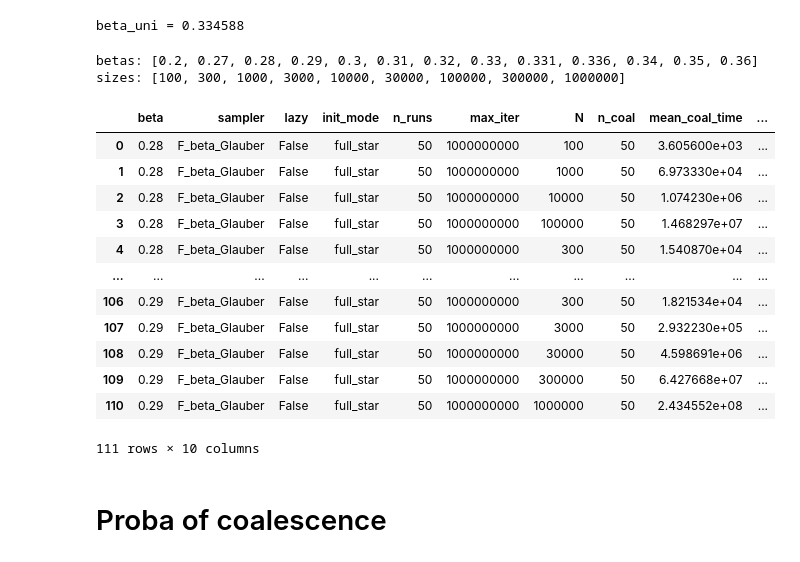
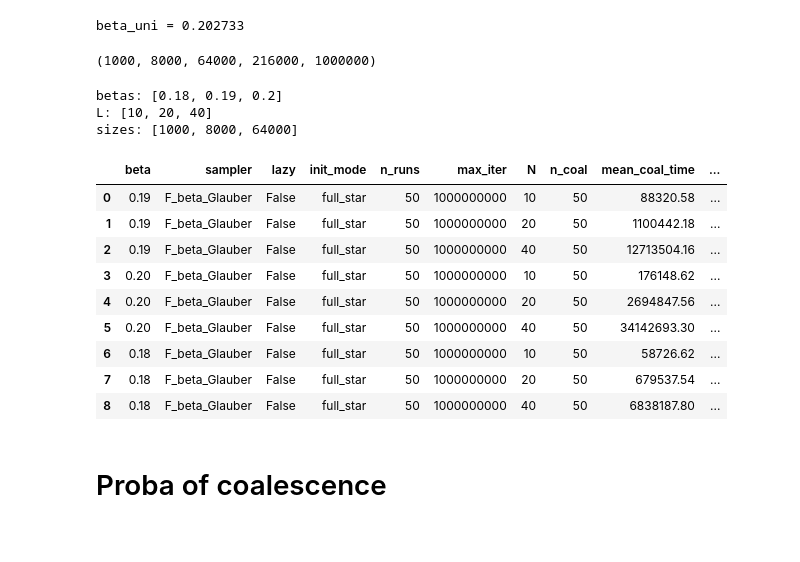
Before and after one commit to LouiseBudzynski/Bounding_Chain_Disordered_Ising_Models, a Jupyter notebook: notebooks/read_coal_time.ipynb, the cells around one changed output. Drawn from its saved outputs; the diff is of its cells as text; code cells hidden in the pictures.

```diff
--- a/notebooks/read_coal_time.ipynb
+++ b/notebooks/read_coal_time.ipynb
@@ -28,9 +28,9 @@ plt.rcParams['ytick.labelsize'] = 13
 plt.rcParams['legend.fontsize'] = 12
 plt.rcParams['axes.titlesize'] = 16
 # %%
-graph_type = 'ER'
-coup_type = 'gauss'
-d = 4
+graph_type = 'EA3D'
+coup_type = 'ising'
+d = 3
 if graph_type == 'ER' and coup_type == 'ising':
     beta_SG = np.arctanh(np.sqrt(1/d))
     beta_uni = np.arctanh(1/d)
@@ -50,37 +50,42 @@ elif graph_type == 'EA3D' and coup_type == 'ising':
     beta_uni = np.arctanh(1/5)
     print(f"beta_uni = {beta_uni:.6f}")
 # %% [output]
-beta_uni = 0.334588
+beta_uni = 0.202733
+# %%
+10**3, 20**3, 40**3, 60**3, 100**3
+# %% [output]
+(1000, 8000, 64000, 216000, 1000000)
 # %%
 if graph_type == 'ER' and coup_type in ('ising', 'gauss'):
+    folder_data = f"perm/{graph_type}_{coup_type}"
+elif graph_type == 'EA2D' and coup_type == 'ising':
     folder_data = f"perm/{graph_type}_{coup_type}"
 else:
     folder_data = "tmp"
 dfs = [pd.read_csv(f) for f in glob.glob(f'../results/{folder_data}/coal_time_{graph_type}_{coup_type}_d{d}_beta*.csv')]
 df = pd.concat(dfs, ignore_index=True)
+
 if graph_type in ('EA2D', 'F2D'):
     print("betas:", sorted(df['beta'].unique()), "\nL:", sorted(df['N'].unique()), "\nsizes:", sorted(df['N'].unique()**2))
 elif graph_type in ('EA3D', 'F3D'):
     print("betas:", sorted(df['beta'].unique()), "\nL:", sorted(df['N'].unique()), "\nsizes:", sorted(df['N'].unique()**3))
 else:
     print("betas:", sorted(df['beta'].unique()), "\nsizes:", sorted(df['N'].unique()))
 df
 # %% [output]
-betas: [0.2, 0.27, 0.28, 0.29, 0.3, 0.31, 0.32, 0.33, 0.331, 0.336, 0.34, 0.35, 0.36]
-sizes: [100, 300, 1000, 3000, 10000, 30000, 100000, 300000, 1000000]
+betas: [0.18, 0.19, 0.2]
+L: [10, 20, 40]
+sizes: [1000, 8000, 64000]
 |  | beta | sampler | lazy | init_mode | n_runs | max_iter | N | n_coal | mean_coal_time | ... |
-| 0 | 0.28 | F_beta_Glauber | False | full_star | 50 | 1000000000 | 100 | 50 | 3.605600e+03 | ... |
-| 1 | 0.28 | F_beta_Glauber | False | full_star | 50 | 1000000000 | 1000 | 50 | 6.973330e+04 | ... |
-| 2 | 0.28 | F_beta_Glauber | False | full_star | 50 | 1000000000 | 10000 | 50 | 1.074230e+06 | ... |
-| 3 | 0.28 | F_beta_Glauber | False | full_star | 50 | 1000000000 | 100000 | 50 | 1.468297e+07 | ... |
-| 4 | 0.28 | F_beta_Glauber | False | full_star | 50 | 1000000000 | 300 | 50 | 1.540870e+04 | ... |
-| ... | ... | ... | ... | ... | ... | ... | ... | ... | ... | ... |
-| 106 | 0.29 | F_beta_Glauber | False | full_star | 50 | 1000000000 | 300 | 50 | 1.821534e+04 | ... |
-| 107 | 0.29 | F_beta_Glauber | False | full_star | 50 | 1000000000 | 3000 | 50 | 2.932230e+05 | ... |
-| 108 | 0.29 | F_beta_Glauber | False | full_star | 50 | 1000000000 | 30000 | 50 | 4.598691e+06 | ... |
-| 109 | 0.29 | F_beta_Glauber | False | full_star | 50 | 1000000000 | 300000 | 50 | 6.427668e+07 | ... |
-| 110 | 0.29 | F_beta_Glauber | False | full_star | 50 | 1000000000 | 1000000 | 50 | 2.434552e+08 | ... |
+| 0 | 0.19 | F_beta_Glauber | False | full_star | 50 | 1000000000 | 10 | 50 | 88320.58 | ... |
+| 1 | 0.19 | F_beta_Glauber | False | full_star | 50 | 1000000000 | 20 | 50 | 1100442.18 | ... |
+| 2 | 0.19 | F_beta_Glauber | False | full_star | 50 | 1000000000 | 40 | 50 | 12713504.16 | ... |
+| 3 | 0.20 | F_beta_Glauber | False | full_star | 50 | 1000000000 | 10 | 50 | 176148.62 | ... |
+| 4 | 0.20 | F_beta_Glauber | False | full_star | 50 | 1000000000 | 20 | 50 | 2694847.56 | ... |
+| 5 | 0.20 | F_beta_Glauber | False | full_star | 50 | 1000000000 | 40 | 50 | 34142693.30 | ... |
+| 6 | 0.18 | F_beta_Glauber | False | full_star | 50 | 1000000000 | 10 | 50 | 58726.62 | ... |
+| 7 | 0.18 | F_beta_Glauber | False | full_star | 50 | 1000000000 | 20 | 50 | 679537.54 | ... |
+| 8 | 0.18 | F_beta_Glauber | False | full_star | 50 | 1000000000 | 40 | 50 | 6838187.80 | ... |
-111 rows × 10 columns
 # %% [markdown]
 # Proba of coalescence
 # %%
```
Also changed, not shown: parts of 9 cells of this notebook, 31 other files.
